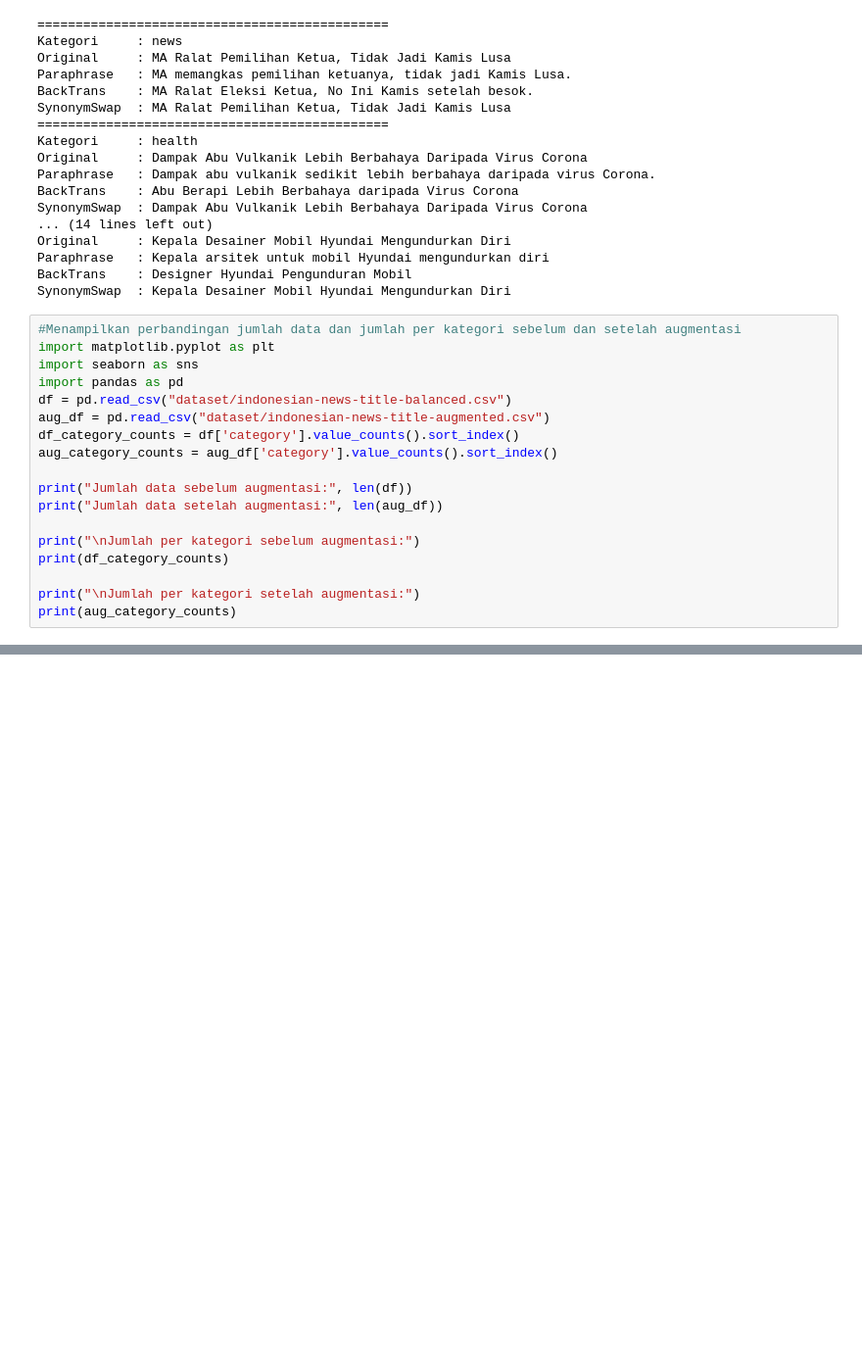
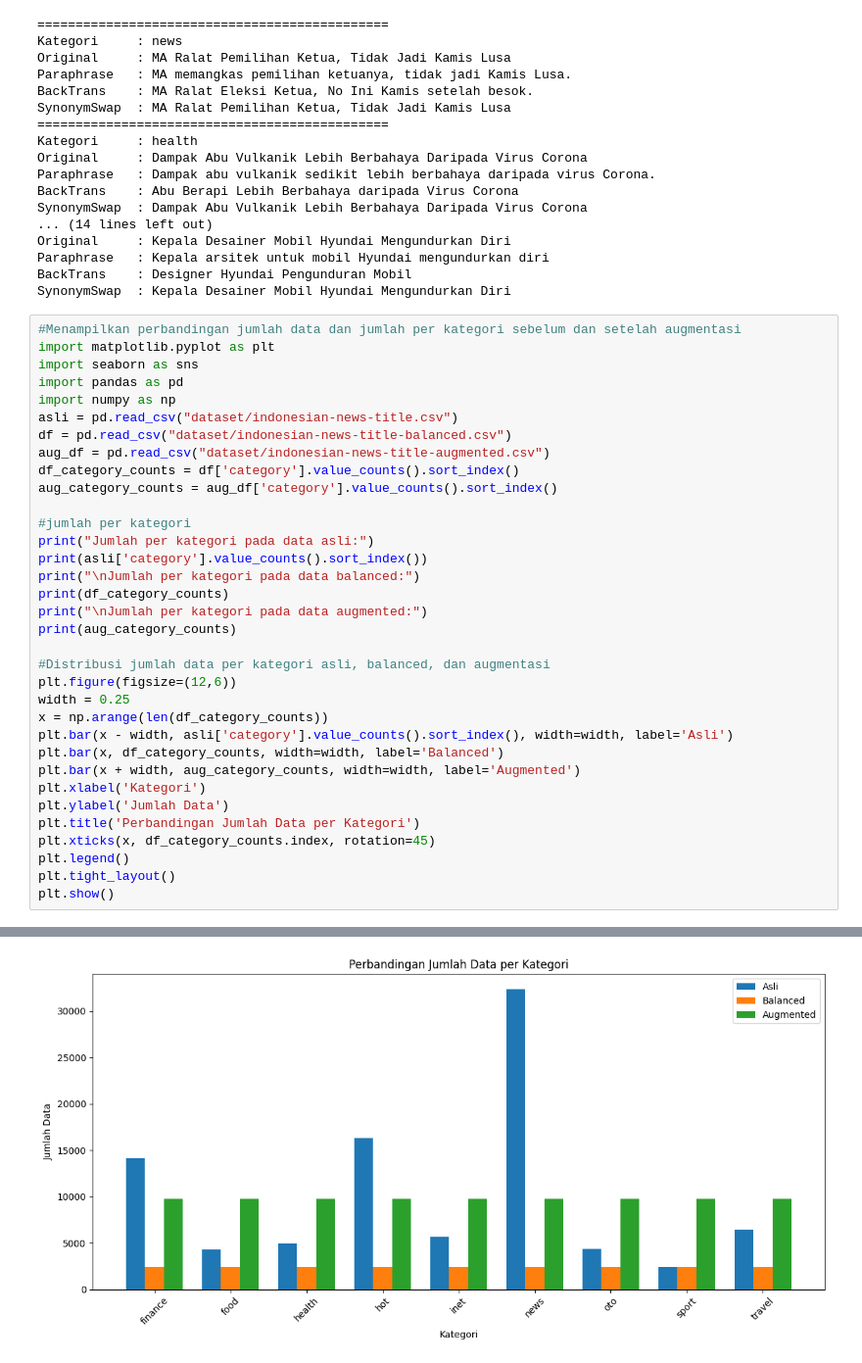
Before and after one commit to aloisiusedwin/headline-topic-detection, a Jupyter notebook: augmentation.ipynb, the cells around one changed output, grey strips where cells are left out. Shown at 98% size. Cells and saved outputs as stored; diff of their text form; blank space fills up the shorter version.

```diff
--- a/augmentation.ipynb
+++ b/augmentation.ipynb
@@ -209,17 +209,33 @@ SynonymSwap  : Kepala Desainer Mobil Hyundai Mengundurkan Diri
 import matplotlib.pyplot as plt
 import seaborn as sns
 import pandas as pd
+import numpy as np
+asli = pd.read_csv("dataset/indonesian-news-title.csv")
 df = pd.read_csv("dataset/indonesian-news-title-balanced.csv")
 aug_df = pd.read_csv("dataset/indonesian-news-title-augmented.csv")
 df_category_counts = df['category'].value_counts().sort_index()
 aug_category_counts = aug_df['category'].value_counts().sort_index()
 
-print("Jumlah data sebelum augmentasi:", len(df))
-print("Jumlah data setelah augmentasi:", len(aug_df))
+#jumlah per kategori
+print("Jumlah per kategori pada data asli:")
+print(asli['category'].value_counts().sort_index())
+print("\nJumlah per kategori pada data balanced:")
+print(df_category_counts)
+print("\nJumlah per kategori pada data augmented:")
+print(aug_category_counts)
 
-print("\nJumlah per kategori sebelum augmentasi:")
-print(df_category_counts)
-
-print("\nJumlah per kategori setelah augmentasi:")
-print(aug_category_counts)
+#Distribusi jumlah data per kategori asli, balanced, dan augmentasi
+plt.figure(figsize=(12,6))
+width = 0.25
+x = np.arange(len(df_category_counts))
+plt.bar(x - width, asli['category'].value_counts().sort_index(), width=width, label='Asli')
+plt.bar(x, df_category_counts, width=width, label='Balanced')
+plt.bar(x + width, aug_category_counts, width=width, label='Augmented')
+plt.xlabel('Kategori')
+plt.ylabel('Jumlah Data')
+plt.title('Perbandingan Jumlah Data per Kategori')
+plt.xticks(x, df_category_counts.index, rotation=45)
+plt.legend()
+plt.tight_layout()
+plt.show()
 # %% [output]
@@ -239,4 +255,5 @@ oto        2436
 oto        9744
 sport      9744
 travel     9744
 Name: count, dtype: int64
+[figure, added]
```
Also changed, not shown: parts of 1 cell of this notebook, 3 other files.
